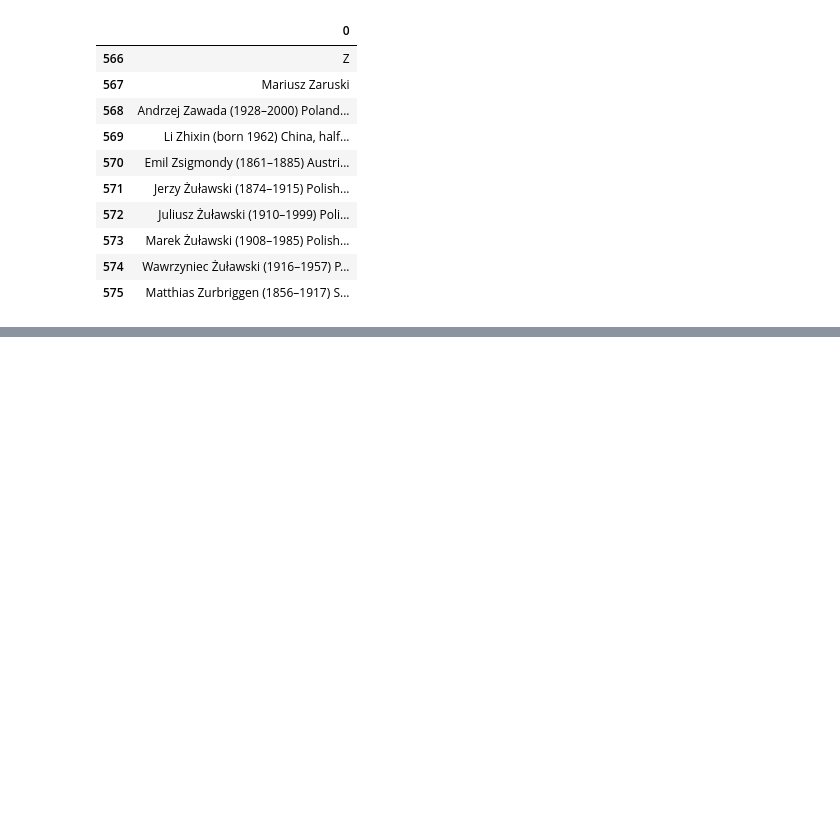
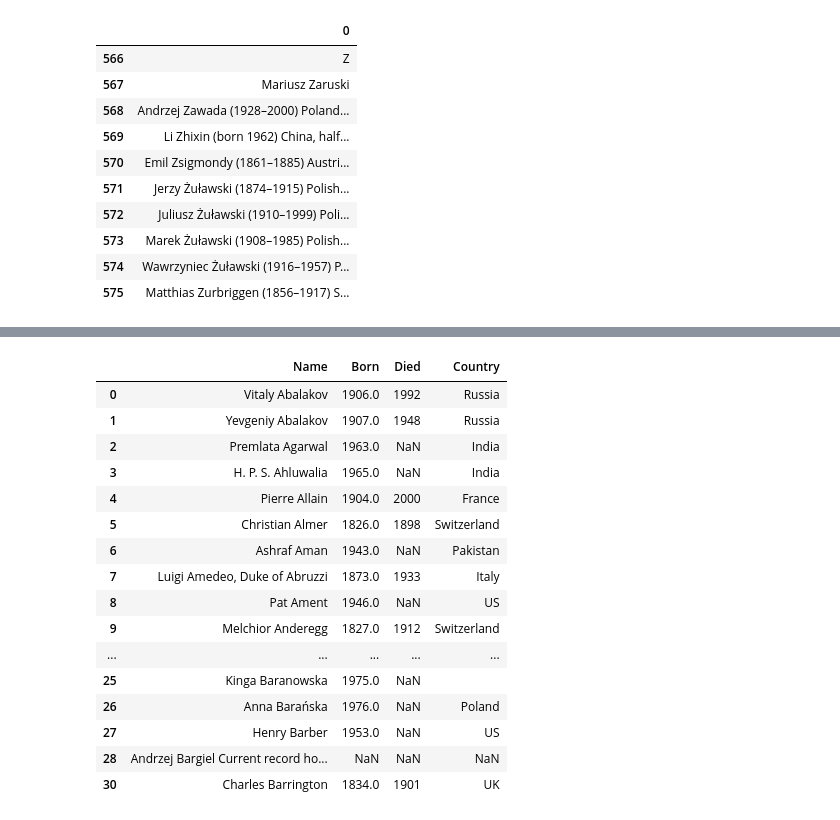
Before and after one commit to dmnkfr/mountaineers, a Jupyter notebook: mountaineers_wiki.ipynb, the cells around one changed output, grey strips where cells are left out. Cells and saved outputs as stored; diff of their text form; code cells hidden in the pictures; blank space fills up the shorter version.

```diff
--- a/mountaineers_wiki.ipynb
+++ b/mountaineers_wiki.ipynb
@@ -90,0 +130,3 @@ df.drop
+# %%
+Country = Country[0].str.strip(",")
+Country
@@ -90,0 +146,4 @@ df.drop
+# %%
+df["Country"] = Country
+df = df.drop("Rest",axis=1)
+df
@@ -90,0 +164,3 @@ df.drop
+# %%
+df['Born'] = df['Born'].str.extract('(\d+)')
+df
@@ -90,0 +181,25 @@ df.drop
+# %%
+df = df.fillna(value=np.nan)
+# %%
+df["Born"] = pd.to_numeric(df["Born"])
+#here's a married couple in one line with two dates, we ditch them
+df = df.drop(29,axis=0)
+df.head(30)
+# %% [output]
+|  | Name | Born | Died | Country |
+| 0 | Vitaly Abalakov | 1906.0 | 1992 | Russia |
+| 1 | Yevgeniy Abalakov | 1907.0 | 1948 | Russia |
+| 2 | Premlata Agarwal | 1963.0 | NaN | India |
+| 3 | H. P. S. Ahluwalia | 1965.0 | NaN | India |
+| 4 | Pierre Allain | 1904.0 | 2000 | France |
+| 5 | Christian Almer | 1826.0 | 1898 | Switzerland |
+| 6 | Ashraf Aman | 1943.0 | NaN | Pakistan |
+| 7 | Luigi Amedeo, Duke of Abruzzi | 1873.0 | 1933 | Italy |
+| 8 | Pat Ament | 1946.0 | NaN | US |
+| 9 | Melchior Anderegg | 1827.0 | 1912 | Switzerland |
+| ... | ... | ... | ... | ... |
+| 25 | Kinga Baranowska | 1975.0 | NaN |  |
+| 26 | Anna Barańska | 1976.0 | NaN | Poland |
+| 27 | Henry Barber | 1953.0 | NaN | US |
+| 28 | Andrzej Bargiel Current record ho... | NaN | NaN | NaN |
+| 30 | Charles Barrington | 1834.0 | 1901 | UK |
```
Also changed, not shown: parts of 11 cells of this notebook.
